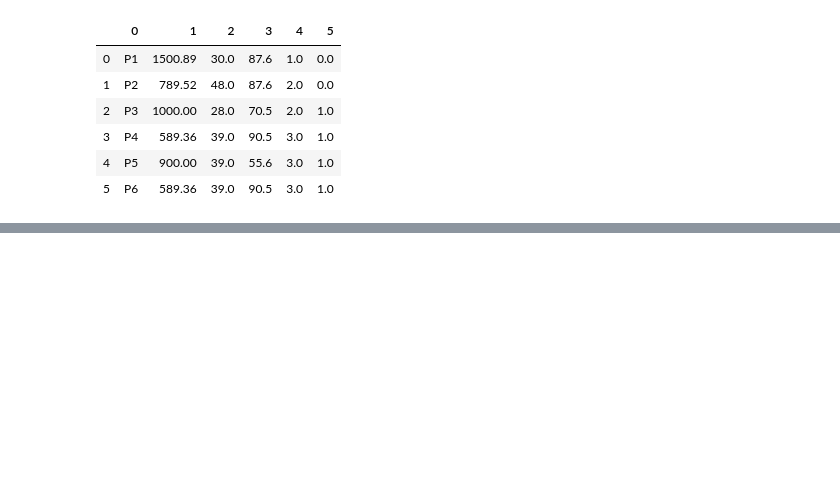
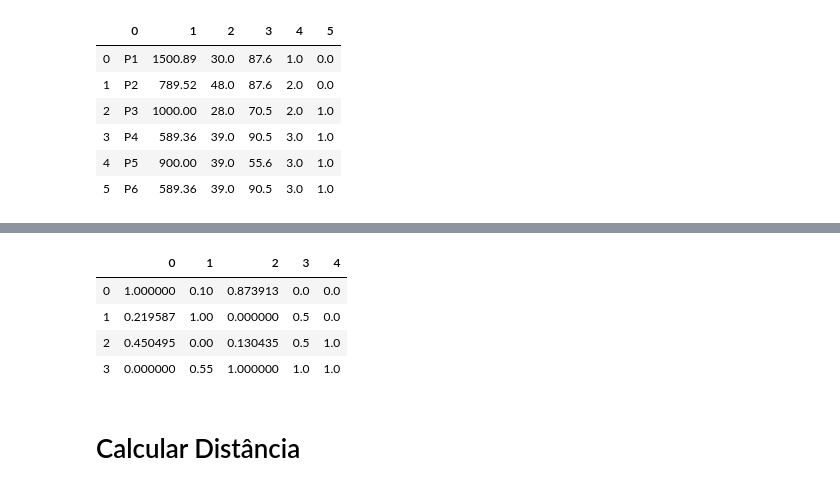
Before and after one commit to daniloeler/daniloeler.github.io, a Jupyter notebook: teaching/VISUALIZACAO/codes/Aula02-FundamentosSobredados.ipynb, the cells around one changed output, grey strips where cells are left out. Drawn from its saved outputs; the diff is of its cells as text; code cells hidden in the pictures; blank space fills up the shorter version.

```diff
--- a/teaching/VISUALIZACAO/codes/Aula02-FundamentosSobredados.ipynb
+++ b/teaching/VISUALIZACAO/codes/Aula02-FundamentosSobredados.ipynb
@@ -279,0 +307,13 @@ data5.fillna(method='ffill') #ffill replica o valor anterior para os ausentes su
+# %%
+min_max = preprocessing.MinMaxScaler() #normalização entre o valor mínimo e o valor máximo == mínimo é zero e o máximo é um
+valores_normalizados = min_max.fit_transform(valores)
+data8 = pd.DataFrame(valores_normalizados)
+data8
+# %% [output]
+|  | 0 | 1 | 2 | 3 | 4 |
+| 0 | 1.000000 | 0.10 | 0.873913 | 0.0 | 0.0 |
+| 1 | 0.219587 | 1.00 | 0.000000 | 0.5 | 0.0 |
+| 2 | 0.450495 | 0.00 | 0.130435 | 0.5 | 1.0 |
+| 3 | 0.000000 | 0.55 | 1.000000 | 1.0 | 1.0 |
+# %% [markdown]
+# Calcular Distância
```
Also changed, not shown: parts of 17 cells of this notebook.
